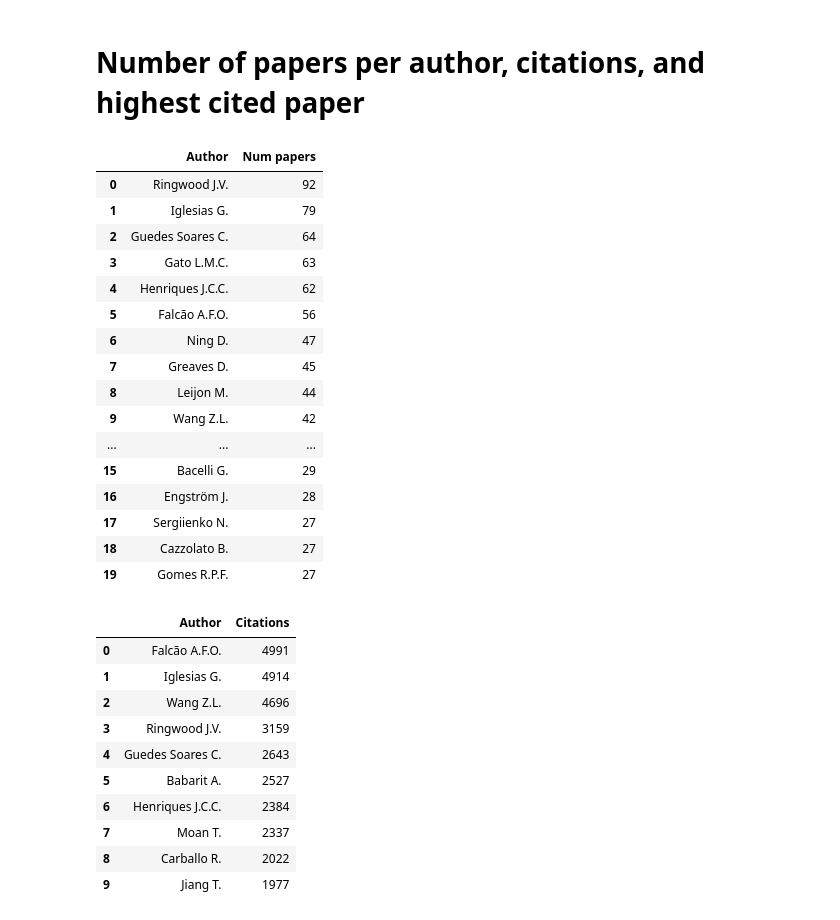
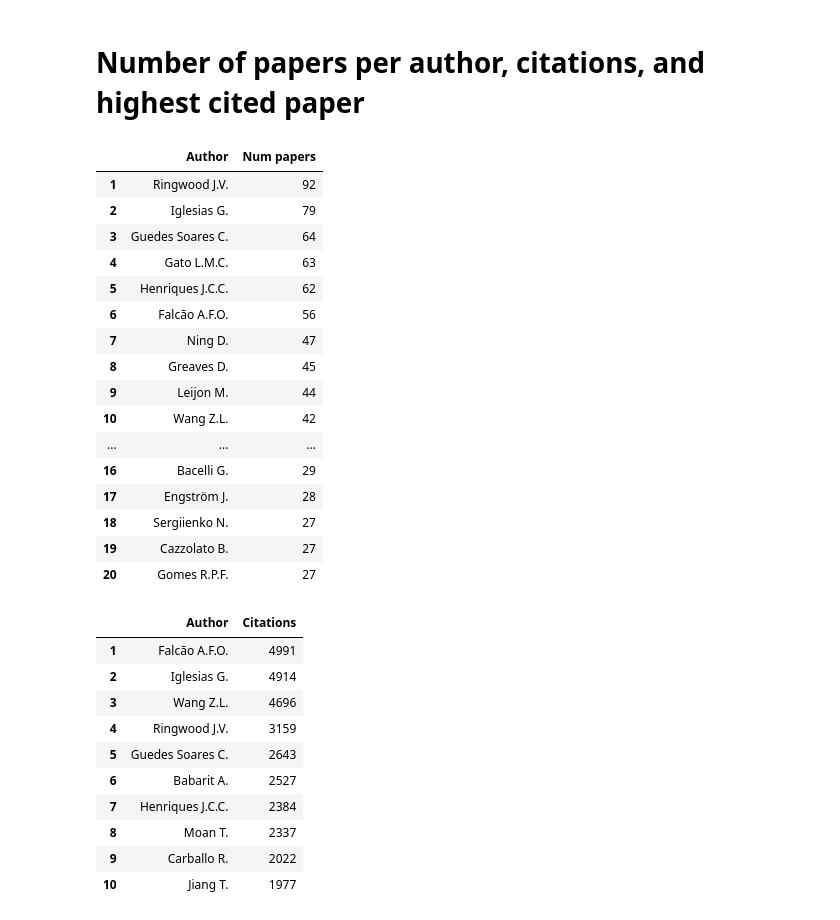
Before and after one commit to joaochenriques/PAS_STATS, a Jupyter notebook: WaveEnergyStatistics.ipynb, the cells around one changed output. Drawn from its saved outputs; the diff is of its cells as text; code cells hidden in the pictures.

```diff
--- a/WaveEnergyStatistics.ipynb
+++ b/WaveEnergyStatistics.ipynb
@@ -184,37 +204,40 @@ for n, ( authors, authors_ID, citations, DOI, stage ) in enumerate( zip( authors
 # %%
 sorted_papers_dic = { k: v for k, v in sorted( papers_dic.items(), key=lambda item: item[1].num_papers, reverse=True ) }
 
 df_authors_name_lst = []
 df_authors_num_lst = []
 
 df_authors_dic = {
         "Author": df_authors_name_lst,
         "Num papers": df_authors_num_lst
 }
 
 for n, dt in enumerate( sorted_papers_dic.values() ):
     df_authors_name_lst.append( dt.name )
     df_authors_num_lst.append( dt.num_papers )
 
-left_align( pd.DataFrame( df_authors_dic ).head(20) )
+df = pd.DataFrame( df_authors_dic )
+df.index = df.index + 1
+
+left_align( df.head(20) )
 # %% [output]
 |  | Author | Num papers |
-| 0 | Ringwood J.V. | 92 |
-| 1 | Iglesias G. | 79 |
-| 2 | Guedes Soares C. | 64 |
-| 3 | Gato L.M.C. | 63 |
-| 4 | Henriques J.C.C. | 62 |
-| 5 | Falcão A.F.O. | 56 |
-| 6 | Ning D. | 47 |
-| 7 | Greaves D. | 45 |
-| 8 | Leijon M. | 44 |
-| 9 | Wang Z.L. | 42 |
+| 1 | Ringwood J.V. | 92 |
+| 2 | Iglesias G. | 79 |
+| 3 | Guedes Soares C. | 64 |
+| 4 | Gato L.M.C. | 63 |
+| 5 | Henriques J.C.C. | 62 |
+| 6 | Falcão A.F.O. | 56 |
+| 7 | Ning D. | 47 |
+| 8 | Greaves D. | 45 |
+| 9 | Leijon M. | 44 |
+| 10 | Wang Z.L. | 42 |
 | ... | ... | ... |
-| 15 | Bacelli G. | 29 |
-| 16 | Engström J. | 28 |
-| 17 | Sergiienko N. | 27 |
-| 18 | Cazzolato B. | 27 |
-| 19 | Gomes R.P.F. | 27 |
+| 16 | Bacelli G. | 29 |
+| 17 | Engström J. | 28 |
+| 18 | Sergiienko N. | 27 |
+| 19 | Cazzolato B. | 27 |
+| 20 | Gomes R.P.F. | 27 |
 # %%
 sorted_citations_dic = { k: v for k, v in sorted( papers_dic.items(), key=lambda item: item[1].citations, reverse=True ) }
 
@@ -230,19 +253,21 @@ for n, dt in enumerate( sorted_citations_dic.values() ):
     df_citations_name_lst.append( dt.name )
     df_citations_num_lst.append( dt.citations )
 
-left_align( pd.DataFrame( df_citations_dic ).head(10) )
+df = pd.DataFrame( df_citations_dic )
+df.index = df.index + 1
+left_align( df.head(10) )
 # %% [output]
 |  | Author | Citations |
-| 0 | Falcão A.F.O. | 4991 |
-| 1 | Iglesias G. | 4914 |
-| 2 | Wang Z.L. | 4696 |
-| 3 | Ringwood J.V. | 3159 |
-| 4 | Guedes Soares C. | 2643 |
-| 5 | Babarit A. | 2527 |
-| 6 | Henriques J.C.C. | 2384 |
-| 7 | Moan T. | 2337 |
-| 8 | Carballo R. | 2022 |
-| 9 | Jiang T. | 1977 |
+| 1 | Falcão A.F.O. | 4991 |
+| 2 | Iglesias G. | 4914 |
+| 3 | Wang Z.L. | 4696 |
+| 4 | Ringwood J.V. | 3159 |
+| 5 | Guedes Soares C. | 2643 |
+| 6 | Babarit A. | 2527 |
+| 7 | Henriques J.C.C. | 2384 |
+| 8 | Moan T. | 2337 |
+| 9 | Carballo R. | 2022 |
+| 10 | Jiang T. | 1977 |
 # %%
 @dataclass
 class paper_rank:
```
Also changed, not shown: parts of 6 cells of this notebook.
